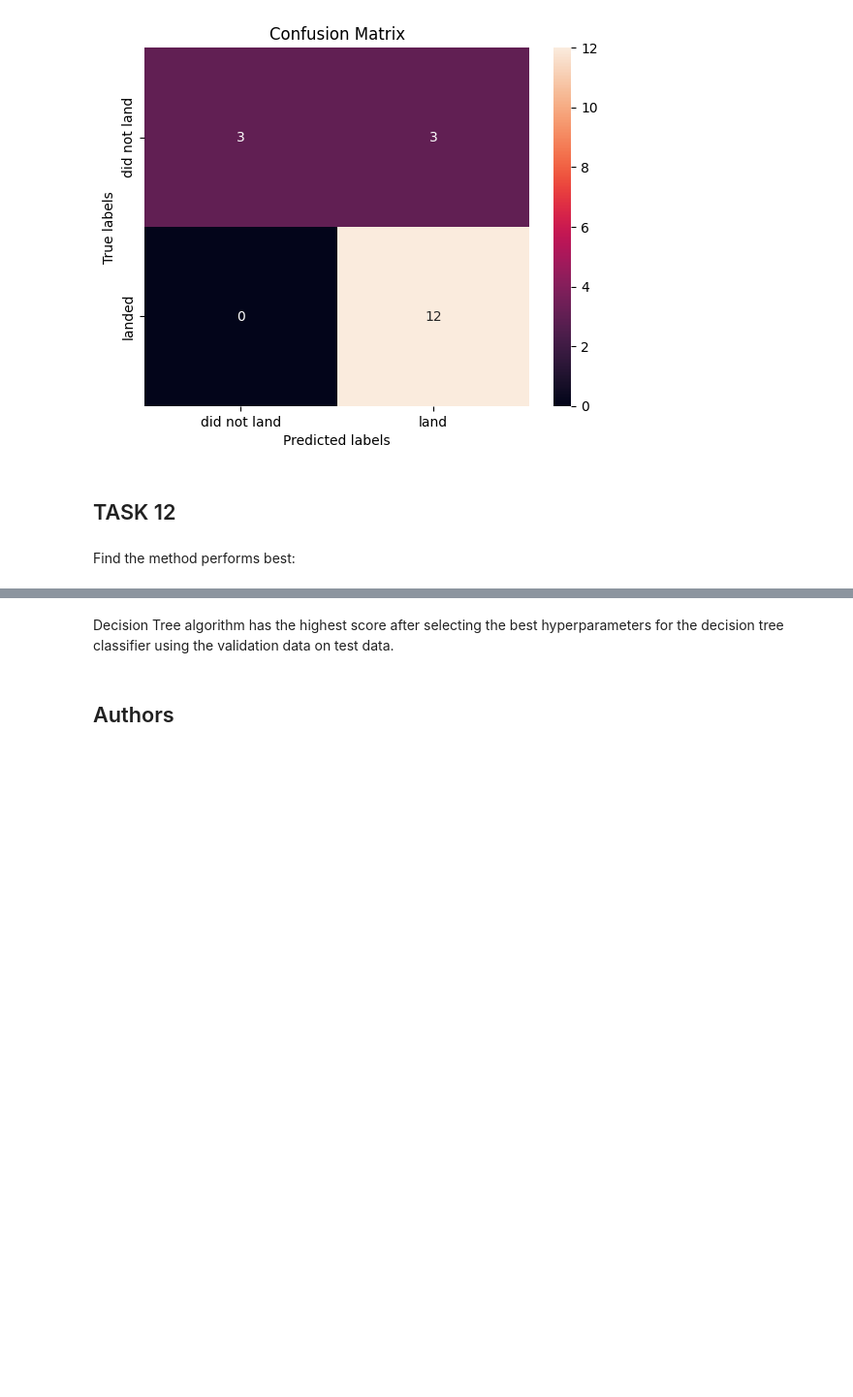
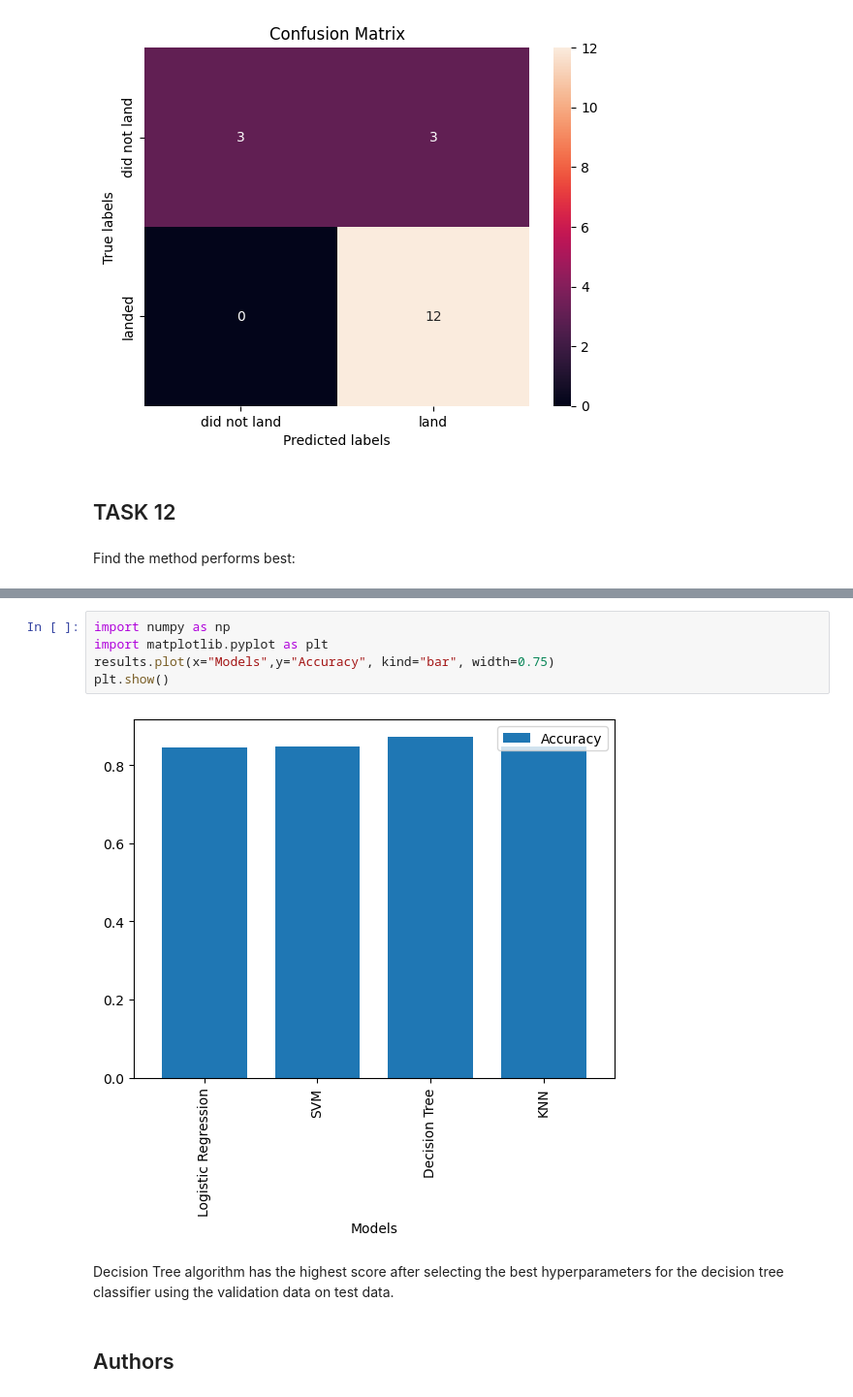
Before and after one commit to Onyipho/Onyipho_me, a Jupyter notebook: SpaceX_Machine_Learning_Prediction_Part_5.jupyterlite.ipynb, the cells around one changed output, grey strips where cells are left out. Shown at 97% size. Cells and saved outputs as stored; diff of their text form; blank space fills up the shorter version.

```diff
--- a/SpaceX_Machine_Learning_Prediction_Part_5.jupyterlite.ipynb
+++ b/SpaceX_Machine_Learning_Prediction_Part_5.jupyterlite.ipynb
@@ -384,3 +383,10 @@ results
+# %%
+import numpy as np
+import matplotlib.pyplot as plt
+results.plot(x="Models",y="Accuracy", kind="bar", width=0.75)
+plt.show()
+# %% [output]
+[figure, added]
 # %% [markdown]
 Decision Tree algorithm has the highest score after selecting the best hyperparameters for the decision tree classifier using the validation data on test data.
 # %% [markdown]
```
Also changed, not shown: parts of 5 cells of this notebook.
